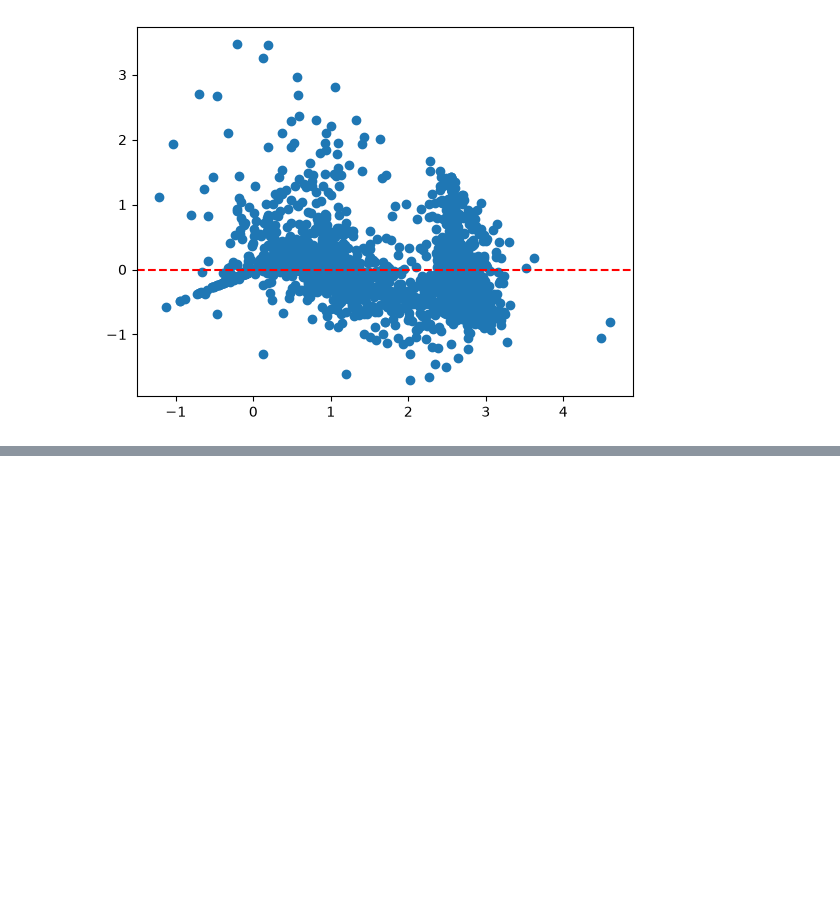
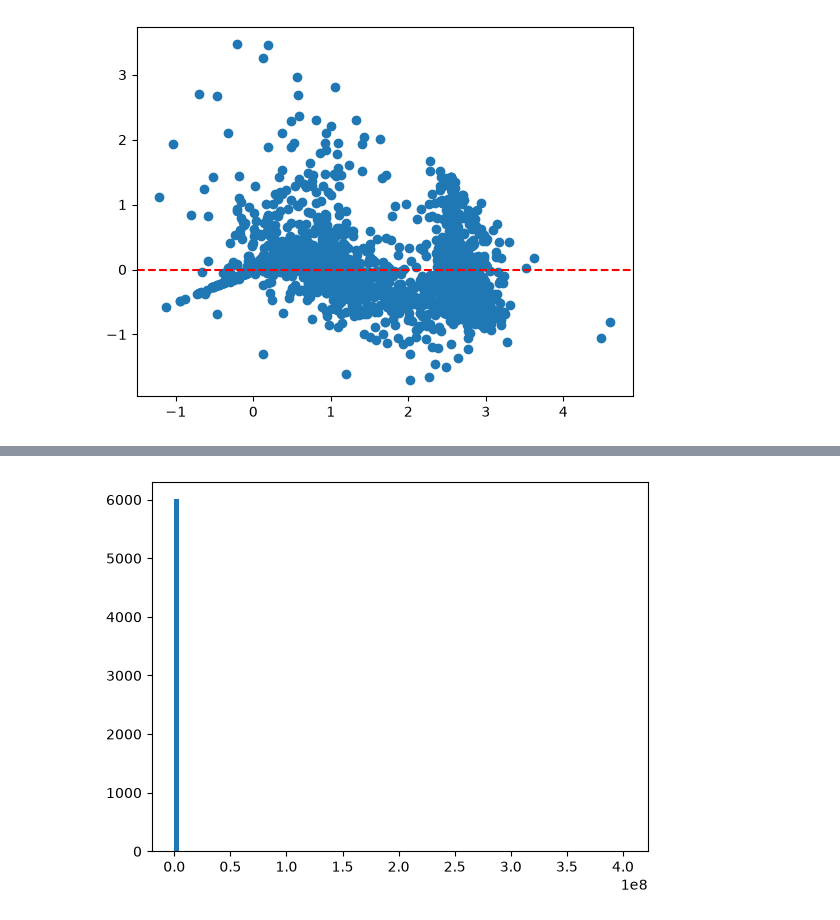
Before and after one commit to jhonatanaburto5-maker/machine-learning, a Jupyter notebook: notebooks/01_exoplanets_eda.ipynb, the cells around one changed output, grey strips where cells are left out. Saved outputs shown, nothing was run; the diff lists cells and outputs as text; code cells hidden in the pictures; blank space fills up the shorter version.

```diff
--- a/notebooks/01_exoplanets_eda.ipynb
+++ b/notebooks/01_exoplanets_eda.ipynb
@@ -435,0 +461,7 @@ plt.show()
+# %%
+orbita =df["pl_orbper"].dropna()
+
+plt.hist(orbita,bins=100,histtype="barstacked")
+plt.show()
+# %% [output]
+[figure, added]
```
Also changed, not shown: parts of 4 cells of this notebook.
